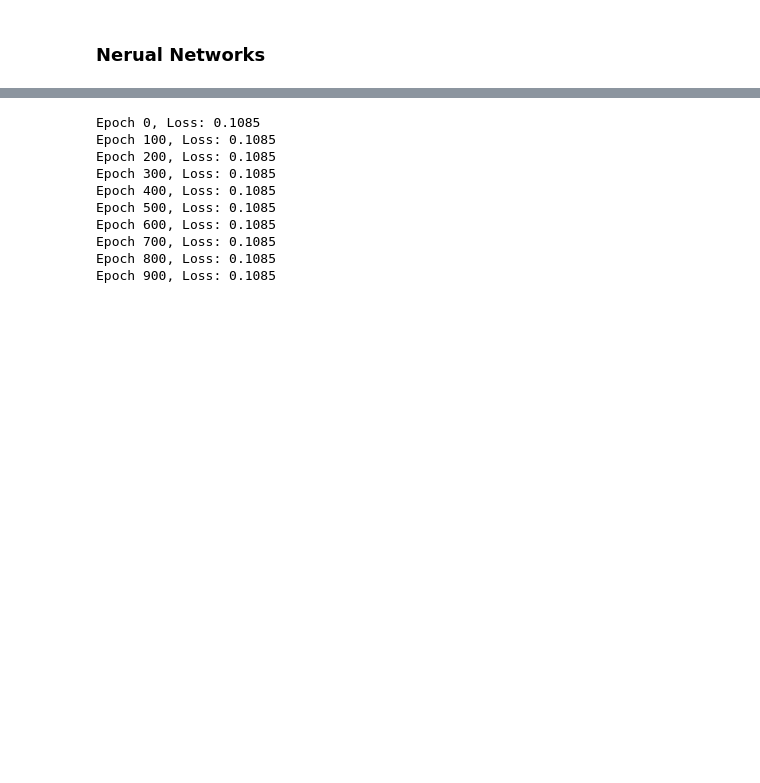
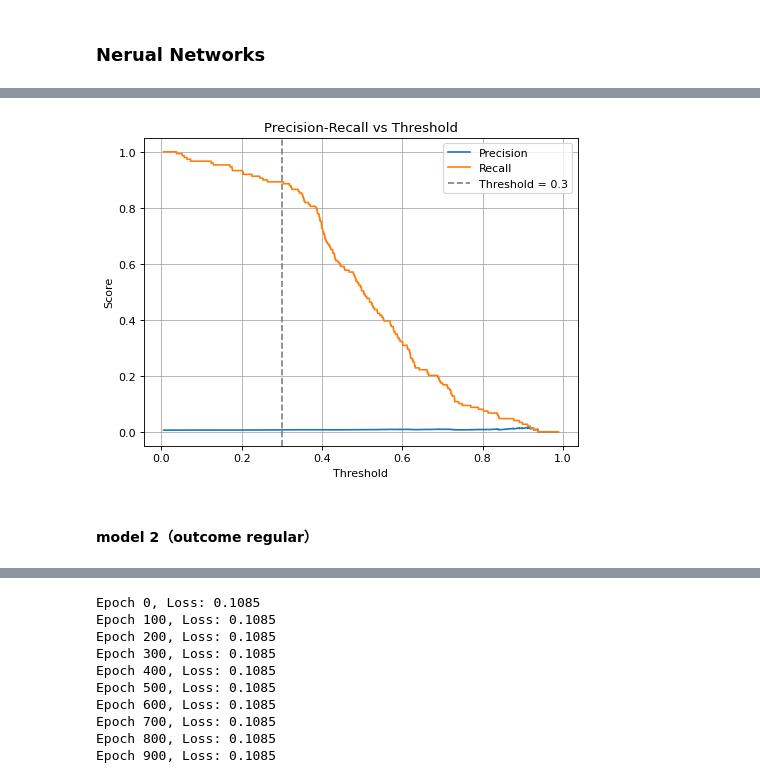
Before and after one commit to AwuoeZYC/Project_2, a Jupyter notebook: project2-neuro.ipynb, the cells around one changed output, grey strips where cells are left out. Drawn from its saved outputs; the diff is of its cells as text; code cells hidden in the pictures; blank space fills up the shorter version.

```diff
--- a/project2-neuro.ipynb
+++ b/project2-neuro.ipynb
@@ -759,0 +1047,12 @@ ROC-AUC         0.71            0.77
+# %%
+# ===== 2. 标准化特征 =====
+from sklearn.preprocessing import StandardScaler
+
+scaler = StandardScaler()
+X_balanced_scaled = scaler.fit_transform(X_balanced)
+
+# 注意：X_test_processed 是之前 preprocessor.transform 得到的（含 one-hot + numeric）
+if hasattr(X_test_processed, "toarray"):
+    X_test_processed = X_test_processed.toarray()
+
+X_test_scaled = scaler.transform(X_test_processed)
@@ -759,0 +1110,19 @@ ROC-AUC         0.71            0.77
+# %%
+from sklearn.metrics import precision_recall_curve
+
+prec, rec, thresh = precision_recall_curve(y_test, y_proba)
+
+plt.figure(figsize=(7,5))
+plt.plot(thresh, prec[:-1], label='Precision')
+plt.plot(thresh, rec[:-1], label='Recall')
+plt.axvline(threshold, color='gray', linestyle='--', label=f"Threshold = {threshold}")
+plt.xlabel("Threshold")
+plt.ylabel("Score")
+plt.title("Precision-Recall vs Threshold")
+plt.legend()
+plt.grid(True)
+plt.show()
+# %% [output]
+[figure, added]
+# %% [markdown]
+#### model 2（outcome regular）
```
Also changed, not shown: parts of 21 cells of this notebook.
